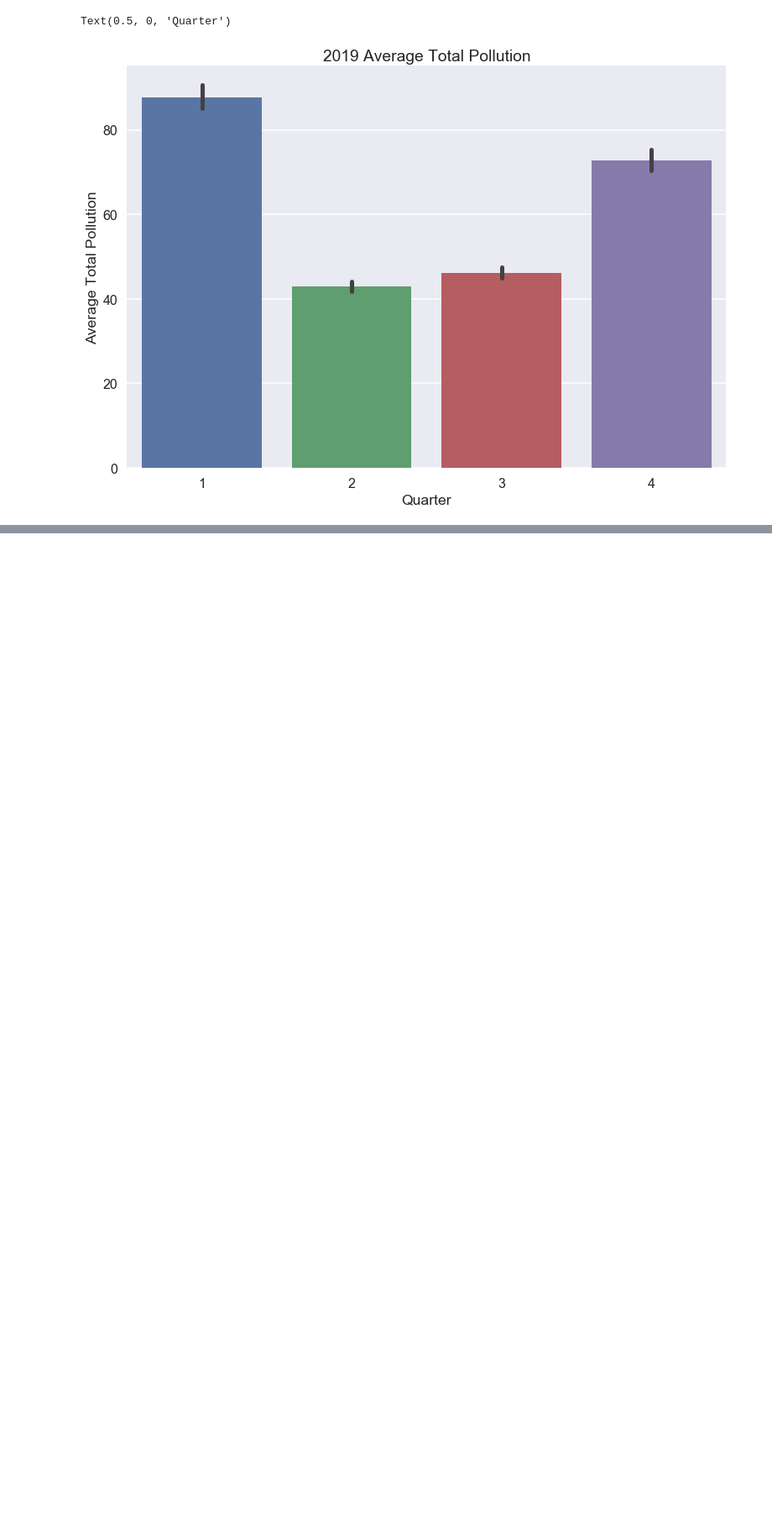
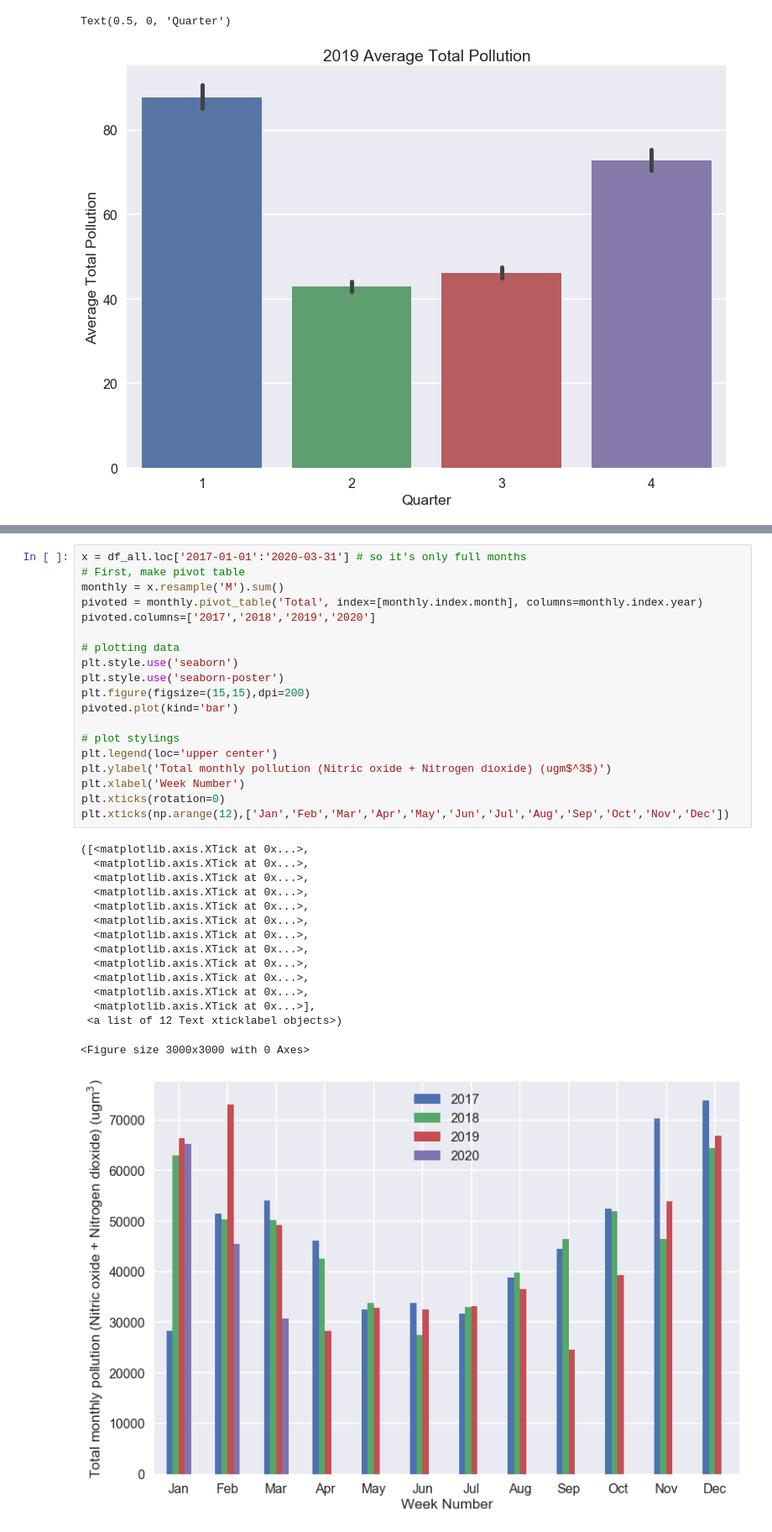
Before and after one commit to productivityboyz/Air-Pollution-Project, a Jupyter notebook: Alex Air Pollution Analysis (Main File).ipynb, the cells around one changed output, grey strips where cells are left out. Shown at 84% size. Drawn from its saved outputs; the diff is of its cells as text; blank space fills up the shorter version.

```diff
--- a/Alex Air Pollution Analysis (Main File).ipynb
+++ b/Alex Air Pollution Analysis (Main File).ipynb
@@ -646,0 +619,35 @@ Text(0.5, 0, 'Month')
+# %%
+x = df_all.loc['2017-01-01':'2020-03-31'] # so it's only full months
+# First, make pivot table
+monthly = x.resample('M').sum()
+pivoted = monthly.pivot_table('Total', index=[monthly.index.month], columns=monthly.index.year)
+pivoted.columns=['2017','2018','2019','2020']
+
+# plotting data
+plt.style.use('seaborn')
+plt.style.use('seaborn-poster')
+plt.figure(figsize=(15,15),dpi=200)
+pivoted.plot(kind='bar')
+
+# plot stylings
+plt.legend(loc='upper center')
+plt.ylabel('Total monthly pollution (Nitric oxide + Nitrogen dioxide) (ugm$^3$)')
+plt.xlabel('Week Number')
+plt.xticks(rotation=0)
+plt.xticks(np.arange(12),['Jan','Feb','Mar','Apr','May','Jun','Jul','Aug','Sep','Oct','Nov','Dec'])
+# %% [output]
+([<matplotlib.axis.XTick at 0x...>,
+  <matplotlib.axis.XTick at 0x...>,
+  <matplotlib.axis.XTick at 0x...>,
+  <matplotlib.axis.XTick at 0x...>,
+  <matplotlib.axis.XTick at 0x...>,
+  <matplotlib.axis.XTick at 0x...>,
+  <matplotlib.axis.XTick at 0x...>,
+  <matplotlib.axis.XTick at 0x...>,
+  <matplotlib.axis.XTick at 0x...>,
+  <matplotlib.axis.XTick at 0x...>,
+  <matplotlib.axis.XTick at 0x...>,
+  <matplotlib.axis.XTick at 0x...>],
+ <a list of 12 Text xticklabel objects>)
+<Figure size 3000x3000 with 0 Axes>
+[figure, added]
```
Also changed, not shown: parts of 10 cells of this notebook, 8 other files.
